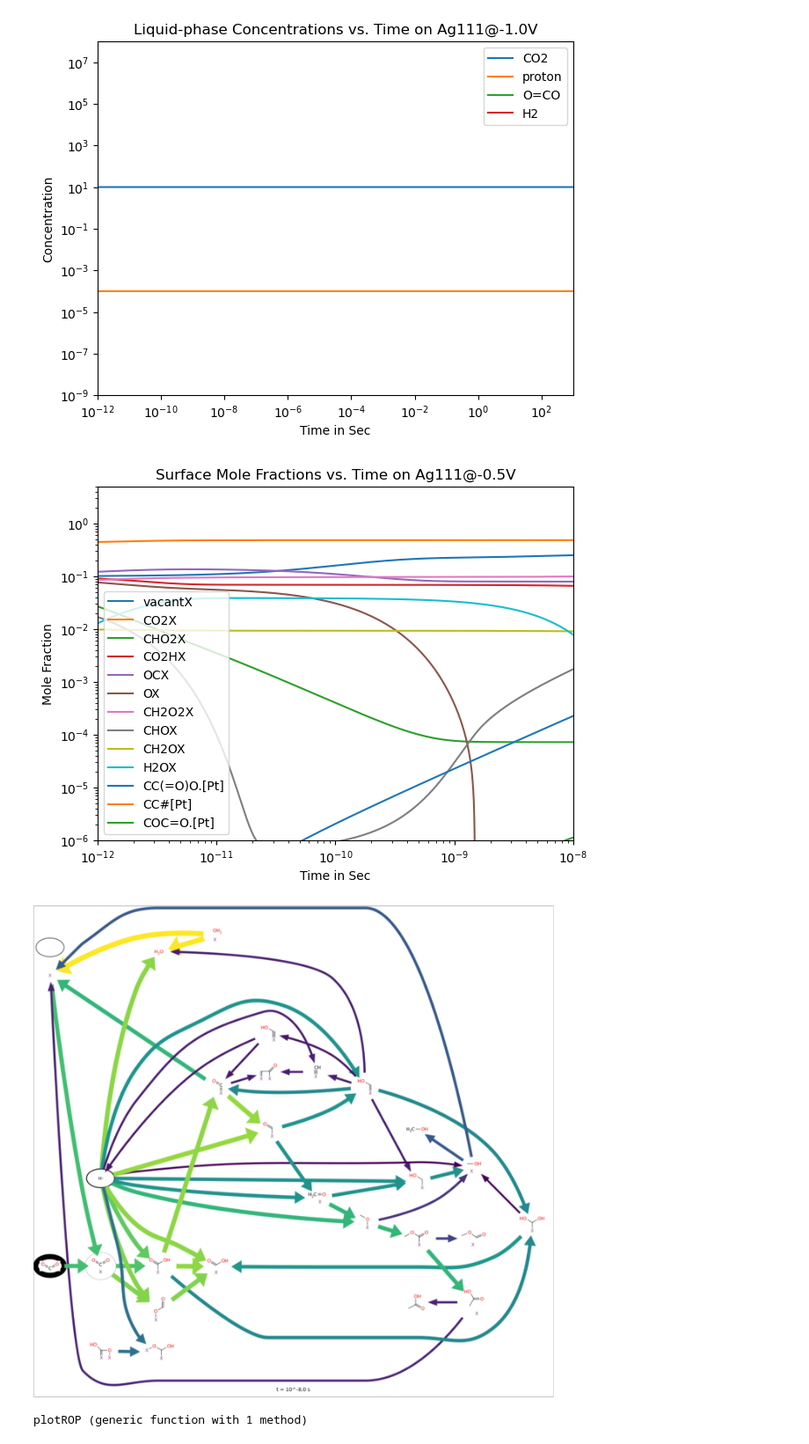
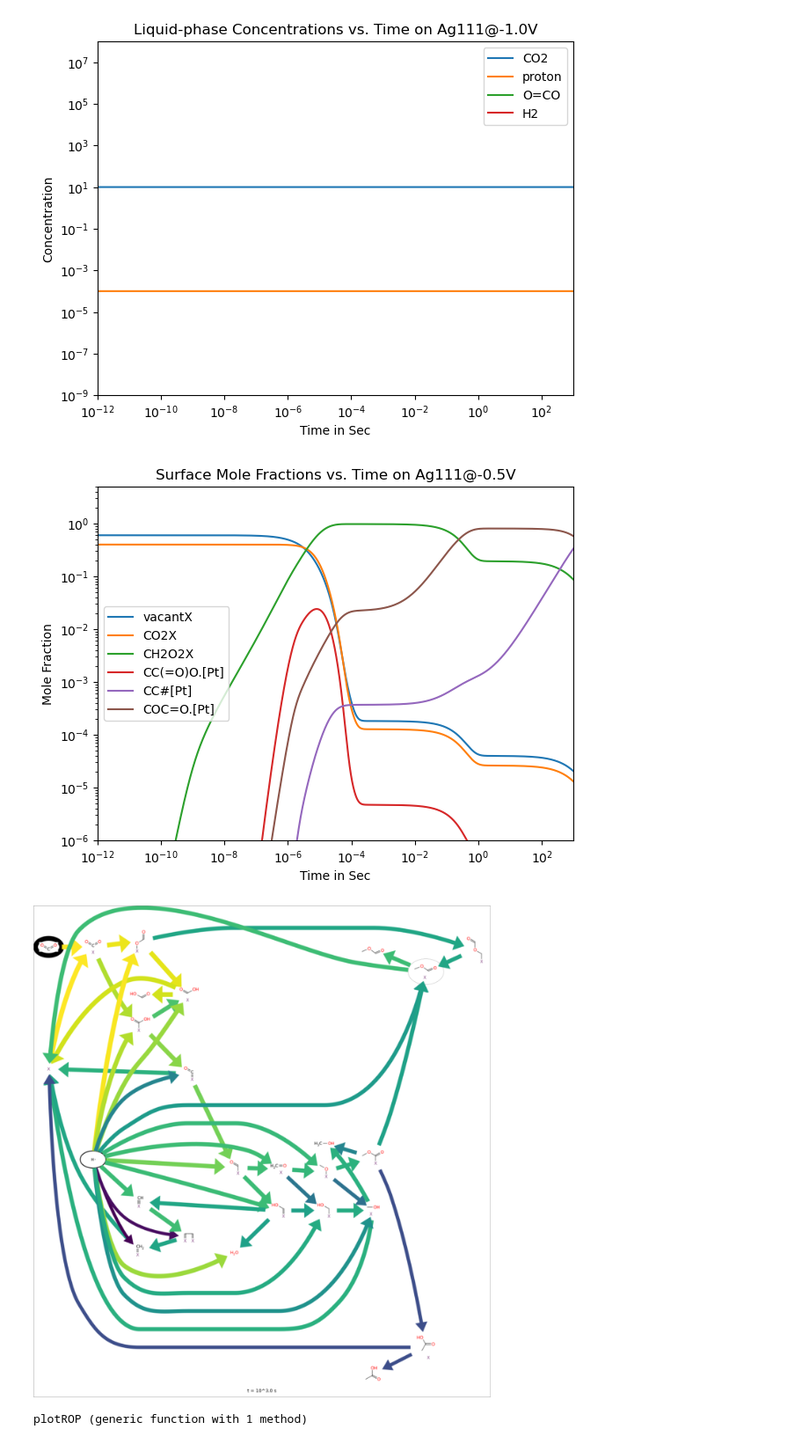
Before and after one commit to rwest/CO2_RR_RMG, a Jupyter notebook: CO2_Reduction_Ag/CO2RR_RMS_Diffusion_Interface_1.ipynb, the cells around one changed output. Shown at 88% size. Saved outputs shown, nothing was run; the diff lists cells and outputs as text; code cells hidden in the pictures.

```diff
--- a/CO2_Reduction_Ag/CO2RR_RMS_Diffusion_Interface_1.ipynb
+++ b/CO2_Reduction_Ag/CO2RR_RMS_Diffusion_Interface_1.ipynb
@@ -38,7 +21,7 @@ surfrxns = outdict["surface"]["Reactions"]
 interfacerxns = outdict[Set(["surface", "gas"])]["Reactions"]
 solv = outdict["Solvents"][1];
 # %%
-sitedensity = 2.943e-5; # Cu111 site density is 2.943e-9 mol/cm^2 or 2.943e-5 mol/m^2
+sitedensity = 2.294e-5; # Ag111 site density is 2.294e-9 mol/cm^2 or 2.294e-5 mol/m^2
 boundarylayer = IdealDiluteSolution(boundarylayerspcs,boundarylayerrxns,solv,name="boundarylayeruid",diffusionlimited=true);
 surf = IdealSurface(surfspcs,surfrxns,sitedensity,name="surface");
 # %%
@@ -58,6 +41,7 @@ C_default = 1e-12;
 V_res = 1e3;
 layer_thickness = 1e-3;
 A_surf = V_res*36;
+# V_bl = A_surf*layer_thickness;
 V_bl = V_res;
 sites = sitedensity*A_surf;
 
@@ -74,14 +58,14 @@ initialcondsreservoir = Dict(["proton"=>C_proton,
 
 # Assume voltage is -1.0 V vs. R.H.E. which equates to -1.414 V vs. S.H.E. at pH=7
 initialcondssurf = Dict(["CO2X"=>0.4*sites,
-        "CHO2X"=>0.1*sites,
-        "CO2HX"=>0.1*sites,
-        "OX"=>0.1*sites,
-        "OCX"=>0.1*sites,
-        "vacantX"=>0.1*sites,
-        "CH2O2X"=>0.05*sites,
-        "CHOX"=>0.04*sites,
-        "CH2OX"=>0.01*sites,
+        # "CHO2X"=>0.1*sites,
+        # "CO2HX"=>0.1*sites,
+        # "OX"=>0.1*sites,
+        # "OCX"=>0.1*sites,
+        "vacantX"=>0.6*sites,
+        # "CH2O2X"=>0.05*sites,
+        # "CHOX"=>0.04*sites,
+        # "CH2OX"=>0.01*sites,
         "A"=>A_surf,"T"=>300,"Phi"=>-1.414]);
 # %%
 domainboundarylayer, y0boundarylayer, pboundarylayer = ConstantTVDomain(phase=boundarylayer, initialconds=initialcondsboundarylayer);
@@ -436,19 +408,19 @@ gcf()
 [figure]
 # %%
 exclude_species = ["H2O"]
-plotX(ssys.sims[2], 1e-2, 1, exclude_species)
+plotX(ssys.sims[2], 1e-2, 1e3, exclude_species)
 xscale("log")
 yscale("log")
-xlim(1e-12, 1e-8)
+xlim(1e-12, 1e3)
 ylim(1e-6, 5)
 title("Surface Mole Fractions vs. Time on Ag111@-0.5V")
 gcf()
 # %% [output]
-[figure, old version]
+[figure, new version]
 # %%
-getfluxdiagram(ssys,1e-8;speciesratetolerance=1e-8)
+getfluxdiagram(ssys,1e3;speciesratetolerance=1e-8)
 # %% [output]
-[figure, old version]
+[figure, new version]
 # %%
 function plotROP(ssys,name,t;N=0,tol=0.01)
     clf()
```
Also changed, not shown: parts of 37 cells of this notebook, 3 other files.
